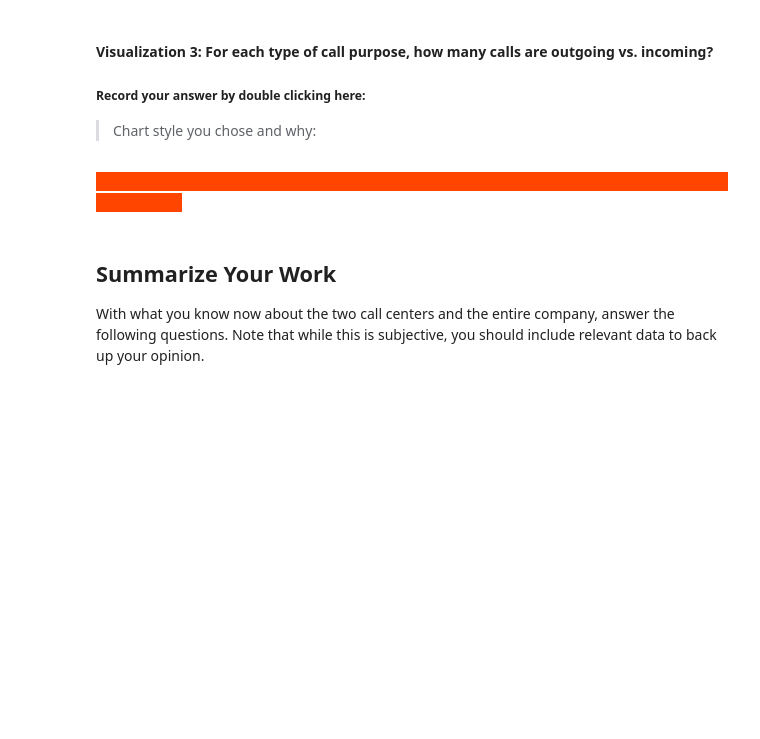
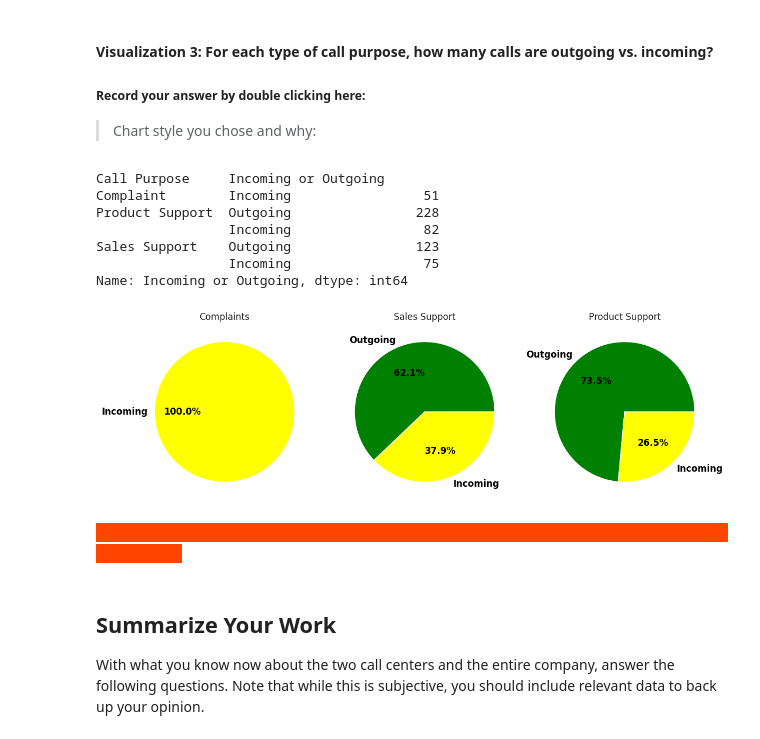
Before and after one commit to e3la/call-center-cleanup-assignment, a Jupyter notebook: Call_Center_Cleanup.ipynb, the cells around one changed output. Cells and saved outputs as stored; diff of their text form; code cells hidden in the pictures; blank space fills up the shorter version.

```diff
--- a/Call_Center_Cleanup.ipynb
+++ b/Call_Center_Cleanup.ipynb
@@ -435,17 +541,56 @@ service_level["Service Level %"] = service_level["Calls_x"]/service_level["Calls
 # %%
 # Create visualization 3 here:
 # The three dictionaries, complaints, sales_support, and product_support, have the information you need
 
 purpose_group = df.groupby("Call Purpose")
 call_purpose = ["Complaint", "Product Support", "Sales Support"]
 purpose_counts = purpose_group["Incoming or Outgoing"].value_counts()
 print(purpose_counts)
 
 complaints = purpose_counts["Complaint"].to_dict()
 sales_support = purpose_counts["Sales Support"].to_dict()
 product_support = purpose_counts["Product Support"].to_dict()
 
 #Your Code Here:
+fig, (ax1, ax2, ax3) = plt.subplots(1,3, figsize=(12, 4))
+
+complaints_labels = list(complaints.keys())
+complaints_values = list(complaints.values())
+
+colors0 = ['yellow','green']
+colors1 = ['green','yellow']
+
+ax1.pie(complaints_values, labels=complaints_labels, colors=colors0, autopct='%1.1f%%', textprops={'fontsize': 12, 'color': 'black', 'weight': 'bold'})
+
+
+sales_labels = list(sales_support.keys())
+sales_values = list(sales_support.values())
+
+ax2.pie(sales_values, labels=sales_labels, colors=colors1, autopct='%1.1f%%', textprops={'fontsize': 12, 'color': 'black', 'weight': 'bold'})
+
+
+product_labels = list(product_support.keys())
+product_values = list(product_support.values())
+
+ax3.pie(product_values, labels=product_labels, colors=colors1, autopct='%1.1f%%', textprops={'fontsize': 12, 'color': 'black', 'weight': 'bold'})
+
+ax1.set_title("Complaints")
+ax2.set_title("Sales Support")
+ax3.set_title("Product Support")
+
+plt.tight_layout()
+plt.show()
+
+# Create the bar chart using Seaborn
+# %% [output]
+Call Purpose     Incoming or Outgoing
+Complaint        Incoming                 51
+Product Support  Outgoing                228
+                 Incoming                 82
+Sales Support    Outgoing                123
+                 Incoming                 75
+Name: Incoming or Outgoing, dtype: int64
+[figure, added]
 # %% [markdown]
 <span style="background-color:orangered; color:orangered;">- - - - - - - - - - - - - - - - - - - - - - - - - - - - - - - - - - - - - - - - - - - - - - - - - - - - - - - - - - - - - - - - - - - - - - - - - - - - - - - - - - - - - - - - -</span>
 # %% [markdown]
```
Also changed, not shown: parts of 20 cells of this notebook.
